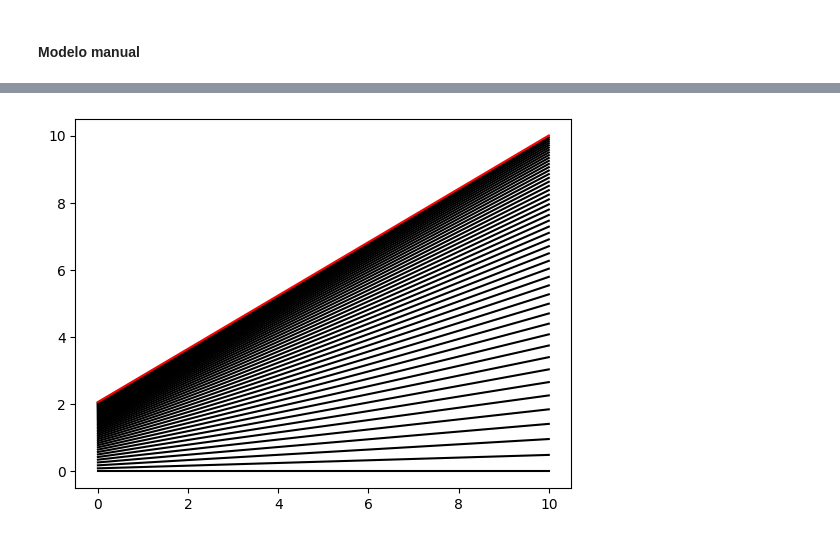
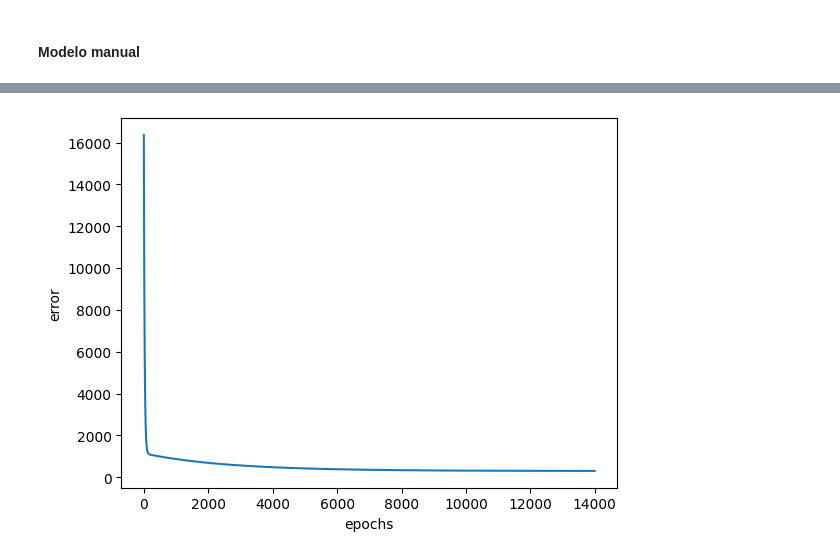
Before and after one commit to baquiax/econometrics-2, a Jupyter notebook: project1/solution.ipynb, the cells around one changed output, grey strips where cells are left out. Cells and saved outputs as stored; diff of their text form; code cells hidden in the pictures.

```diff
--- a/project1/solution.ipynb
+++ b/project1/solution.ipynb
@@ -143,30 +154,39 @@ Pareciera que las dos variables con mayor correlación son: `quality` y `1st_flo
 #### Modelo manual
 # %%
 def train_model(x = np.array([]), y = np.array([]), epochs = 0, learning_rate = 1.0, print_every = 1):
-    all_betas = np.array([])
-    all_errors = np.array([])
+    all_betas = []
+    all_errors = []
 
 
     n = len(x)
 
+    b0 = 0.0
     b1 = 0.0
-    b2 = 0.0
+    e = 0.0
 
-    for epoch in range(epochs):
-        y_predicted = b1 + b2 * x
+    for epoch in range(1, epochs + 1):
+        y_predicted = b0 + b1 * x
+
+        # MSE
         e = ((y - y_predicted) ** 2) / 2*n
 
-        all_errors = np.append(all_errors, e.sum())
-        all_betas = np.append(all_betas, [b1, b2])
+        all_errors.append(e.sum())
+        all_betas.append([b0, b1])
 
-        e_b1 = ((y_predicted - y) * x) / n
-        e_b2 = (y_predicted - y) / n
+        gradient_b0 = (y_predicted - y) / n
+        gradient_b1 = ((y_predicted - y) * x) / n
+
+        error_change = "+" if e.sum() < all_errors[-1] else "-"
 
         if epoch % print_every == 0:
-            print(f"#{epoch} => error: {e.sum()}")
+            print(f"#{epoch} => b0: {b0:.4f}, b1: {b1:.4f}, error: {e.sum():.6E}, error_change:{error_change}")
 
-        b1 = b1 - learning_rate * e_b1.sum()
-        b2 = b2 - learning_rate * e_b2.sum()
+        b0 = b0 - (learning_rate * gradient_b0.sum())
+        b1 = b1 - (learning_rate * gradient_b1.sum())
 
-
-    return all_betas, all_errors
+    return np.array(all_betas), np.array(all_errors)
+# %%
+def plot_error_history(errors = np.array([])):
+    plt.plot(errors)
+    plt.xlabel("epochs")
+    plt.ylabel("error")
@@ -173,6 +212,3 @@ def train_model(x = np.array([]), y = np.array([]), epochs = 0, learning_rate =
 # %%
-result = train_model(np.array([1,2,3]), np.array([2,4,6]), 50, 0.01)
-
-## Ploting error history
-plt.plot(result[1])
+result = train_model(np.array([1, 2, 3, 4, 5, 6, 7]), np.array([1, 4, 9, 16, 25, 36, 49]), 14000, 0.001, 100)
 # %% [output]
@@ -198,13 +232,4 @@ plt.plot(result[1])
-# %%
-for i in range(0, len(result[0]), 2):
-    b1 = result[0][i]
-    b2 = result[0][i + 1]
-
-    x =  np.linspace(0, 10, 100)
-    y = b1 + b2 * x
-
-    color = "red" if i == (len(result[0]) - 2) else 'black'
-
-    plt.plot(x, y, color=color)
-# %% [output]
-[figure, removed]
+# %%
+plot_error_history(result[1])
+# %% [output]
+[figure, added]
```
Also changed, not shown: parts of 19 cells of this notebook, 1 other file.
